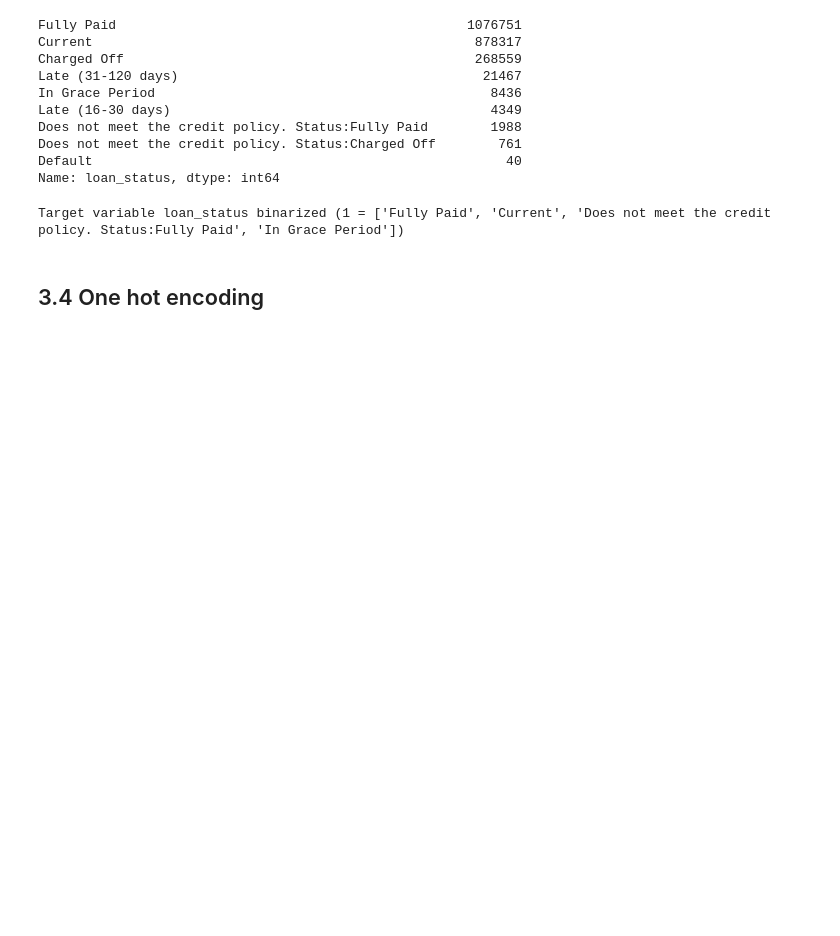
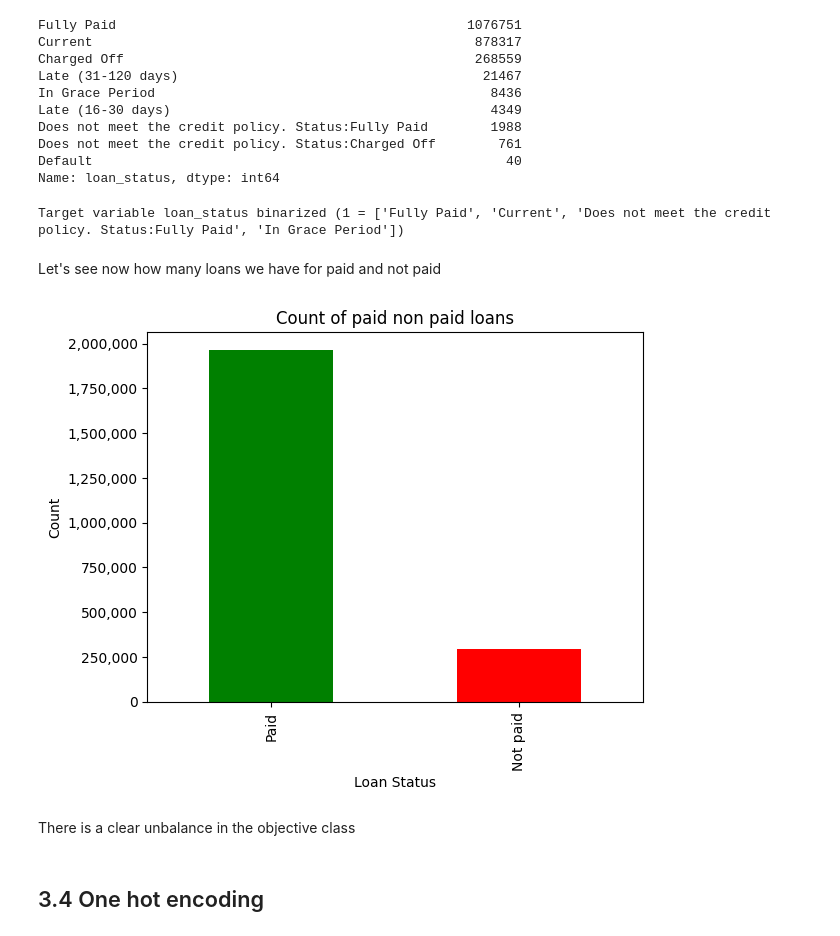
Before and after one commit to alexprieto-aily/TFM_MLOps, a Jupyter notebook: mlflow_project/src/preprocessing.ipynb, the cells around one changed output. Cells and saved outputs as stored; diff of their text form; code cells hidden in the pictures; blank space fills up the shorter version.

```diff
--- a/mlflow_project/src/preprocessing.ipynb
+++ b/mlflow_project/src/preprocessing.ipynb
@@ -212,6 +214,27 @@ Name: loan_status, dtype: int64
 feature_engineer._binarize_target(feature_engineer.true_labels)
 # %% [output]
 Target variable loan_status binarized (1 = ['Fully Paid', 'Current', 'Does not meet the credit policy. Status:Fully Paid', 'In Grace Period'])
+# %% [markdown]
+Let's see now how many loans we have for paid and not paid
+# %%
+data = feature_engineer.data.loan_status.value_counts()
+
+# Create a color list based on the order of the bars
+colors = ['green' if label==1 else 'red' for label in data.index]
+
+ax = data.plot(kind='bar', color=colors, title='Count of paid non paid loans', xlabel='Loan Status', ylabel='Count')
+ax.yaxis.set_major_formatter(ticker.FuncFormatter(lambda x, p: format(int(x), ',')))  # Use ',' as thousand separator
+
+# Change the X-ticks labels
+labels = [item.get_text() for item in ax.get_xticklabels()]
+labels = ['Paid' if label == '1' else 'Not paid' for label in labels]
+ax.set_xticklabels(labels)
+
+plt.show()
+# %% [output]
+[figure, added]
+# %% [markdown]
+There is a clear unbalance in the objective class
 # %% [markdown]
 ## 3.4 One hot encoding
 # %%
```
Also changed, not shown: parts of 2 cells of this notebook, 3 other files.
